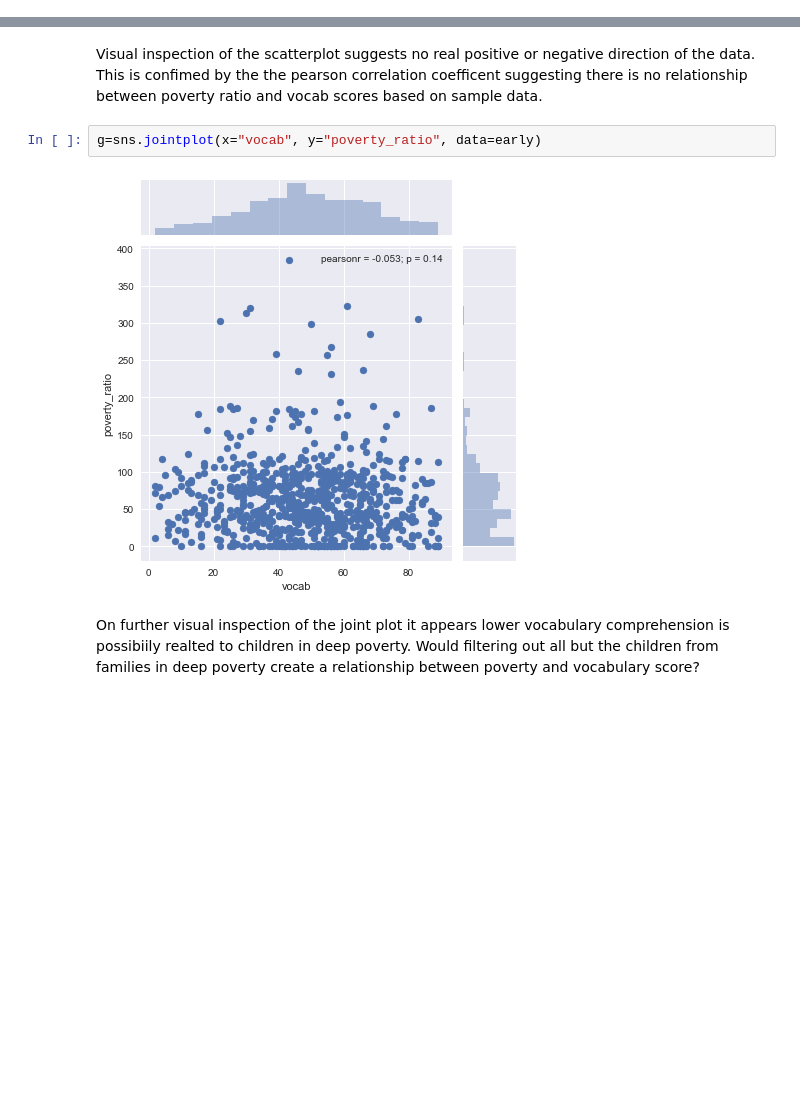
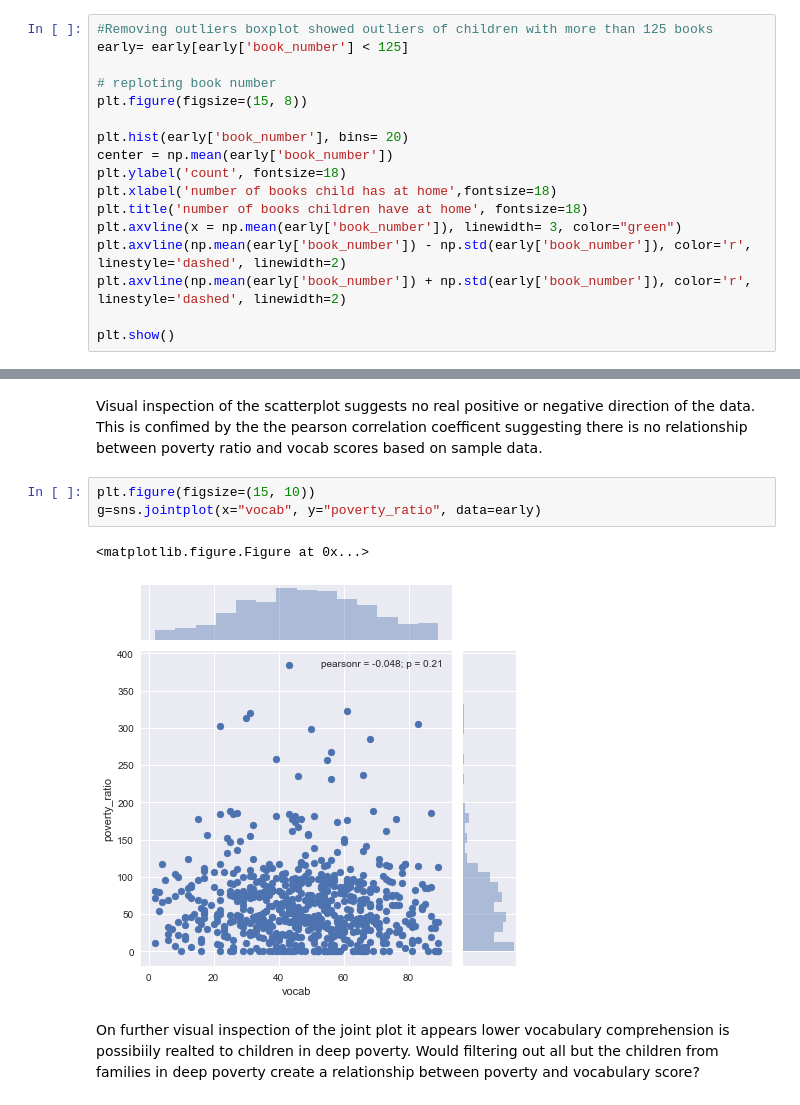
Before and after one commit to eabukoski/Cap-Stone-Project, a Jupyter notebook: EHSRE _120517.ipynb, the cells around one changed output, grey strips where cells are left out. Drawn from its saved outputs; the diff is of its cells as text; blank space fills up the shorter version.

```diff
--- a/EHSRE _120517.ipynb
+++ b/EHSRE _120517.ipynb
@@ -230,0 +188,17 @@ plt.show()
+# %%
+#Removing outliers boxplot showed outliers of children with more than 125 books
+early= early[early['book_number'] < 125]
+
+# reploting book number
+plt.figure(figsize=(15, 8))
+
+plt.hist(early['book_number'], bins= 20)
+center = np.mean(early['book_number'])
+plt.ylabel('count', fontsize=18)
+plt.xlabel('number of books child has at home',fontsize=18)
+plt.title('number of books children have at home', fontsize=18)
+plt.axvline(x = np.mean(early['book_number']), linewidth= 3, color="green")
+plt.axvline(np.mean(early['book_number']) - np.std(early['book_number']), color='r', linestyle='dashed', linewidth=2)
+plt.axvline(np.mean(early['book_number']) + np.std(early['book_number']), color='r', linestyle='dashed', linewidth=2)
+
+plt.show()
@@ -494,9 +469,11 @@ The McArthur vocab scores are clearly continous. However, the ECLS math assessme
 # %% [markdown]
 Visual inspection of the scatterplot suggests no real positive or negative direction of the data. This is confimed by the the pearson correlation coefficent suggesting there is no relationship between poverty ratio and vocab scores based on sample data.
 # %%
+plt.figure(figsize=(15, 10))
 g=sns.jointplot(x="vocab", y="poverty_ratio", data=early)
 # %% [output]
+<matplotlib.figure.Figure at 0x...>
-[figure, old version]
+[figure, new version]
 # %% [markdown]
 On further visual inspection of the joint plot it appears lower vocabulary comprehension is possibiily realted to children in deep poverty. Would filtering out all but the children from families in deep poverty create a relationship between poverty and vocabulary score?
 # %% [markdown]
```
Also changed, not shown: parts of 35 cells of this notebook.
